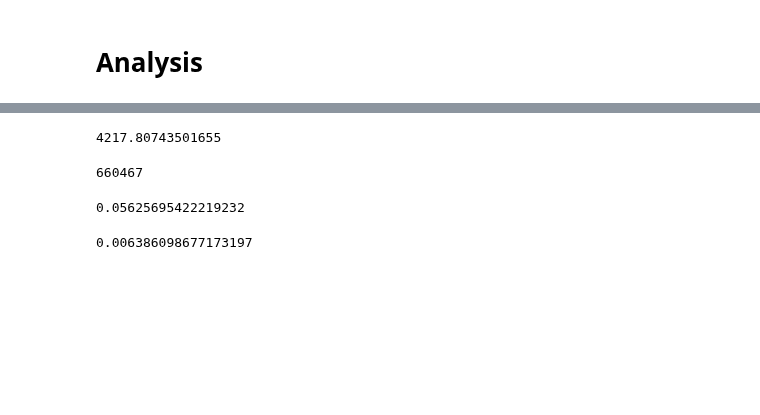
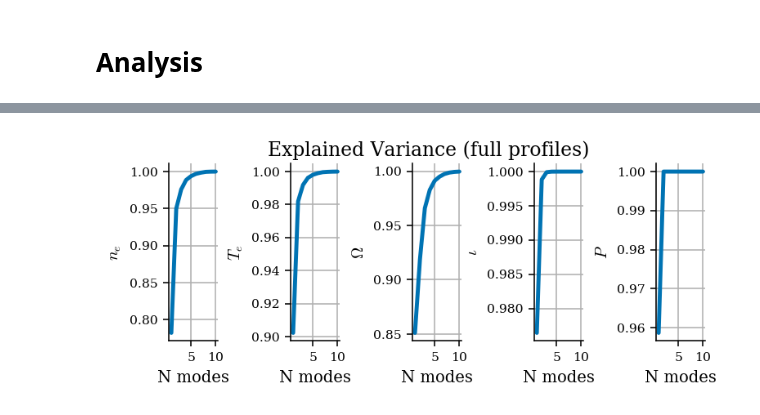
Before and after one commit to PlasmaControl/plasma-profile-predictor, a Jupyter notebook: notebooks/plots_for_paper.ipynb, the cells around one changed output, grey strips where cells are left out. Drawn from its saved outputs; the diff is of its cells as text; code cells hidden in the pictures; blank space fills up the shorter version.

```diff
--- a/notebooks/plots_for_paper.ipynb
+++ b/notebooks/plots_for_paper.ipynb
@@ -1097,18 +184,0 @@ plt.subplots_adjust(hspace=0.5,wspace=0.5)
-# %%
-metrics = ['mean','abs_diff']
-profiles = ['temp','dens','pinj','target_density']
-labels = [['temp-mean','pinj-abs_diff'],['dens-mean','target_density-abs_diff']]
-
-nsamples = params['temp-mean'].size
-nrows = len(labels)
-ncols = 1
-figsize = (5,nrows*3)
-bins = None #np.linspace(0,nsamples,20)
-alpha = 1
-cmap = 'Blues'
-fig, ax = plt.subplots(nrows=nrows, ncols=ncols, figsize=figsize)
-for i, label in enumerate(labels):
-        ax[i].hexbin(params[label[0]], params[label[1]], gridsize=50, bins=bins, cmap=cmap, alpha=alpha)
-        ax[i].set_xlabel(label[0])
-        ax[i].set_ylabel(label[1])
-plt.subplots_adjust(hspace=0.5,wspace=0.5)
@@ -1135,16 +185,26 @@ s
-# %%
-s2
-# %% [output]
-4217.80743501655
-# %%
-c
-# %% [output]
-660467
-# %%
-s/c
-# %% [output]
-0.05625695422219232
-# %%
-s2/c
-# %% [output]
-0.006386098677173197
+# %%
+with open('/projects/EKOLEMEN/profile_predictor/full_pca_fitters.pkl','rb') as f:
+    full_pca_fitters = pickle.load(f, encoding='latin1')
+with open('/projects/EKOLEMEN/profile_predictor/delta_pca_fitters.pkl','rb') as f:
+    delta_pca_fitters = pickle.load(f, encoding='latin1')
+# %%
+"""plot explained variance"""
+
+ylabels = ['$n_e$','$T_e$','$\Omega$','$\iota$','$P$']
+
+fig, axes = plt.subplots(1,len(profiles),sharey=False,figsize=(6,2))
+for j,profile in enumerate(profiles):
+    pca=delta_pca_fitters[profile]
+    ax = axes[j]
+
+    ax.plot(np.arange(1,pca.n_components+1),np.cumsum(pca.explained_variance_ratio_))
+    ax.set_ylabel(ylabels[j],size=10)
+    ax.set_xlabel('N modes', size=10)
+    ax.grid()
+    ax.tick_params(axis='both', which='both', labelsize=8)
+
+fig.suptitle('Explained Variance (full profiles)', size=12)
+plt.subplots_adjust(wspace=1.5)
+# fig.savefig('explained_variance.png')
+# %% [output]
+[figure, added]
```
Also changed, not shown: parts of 82 cells of this notebook, 42 other files.
